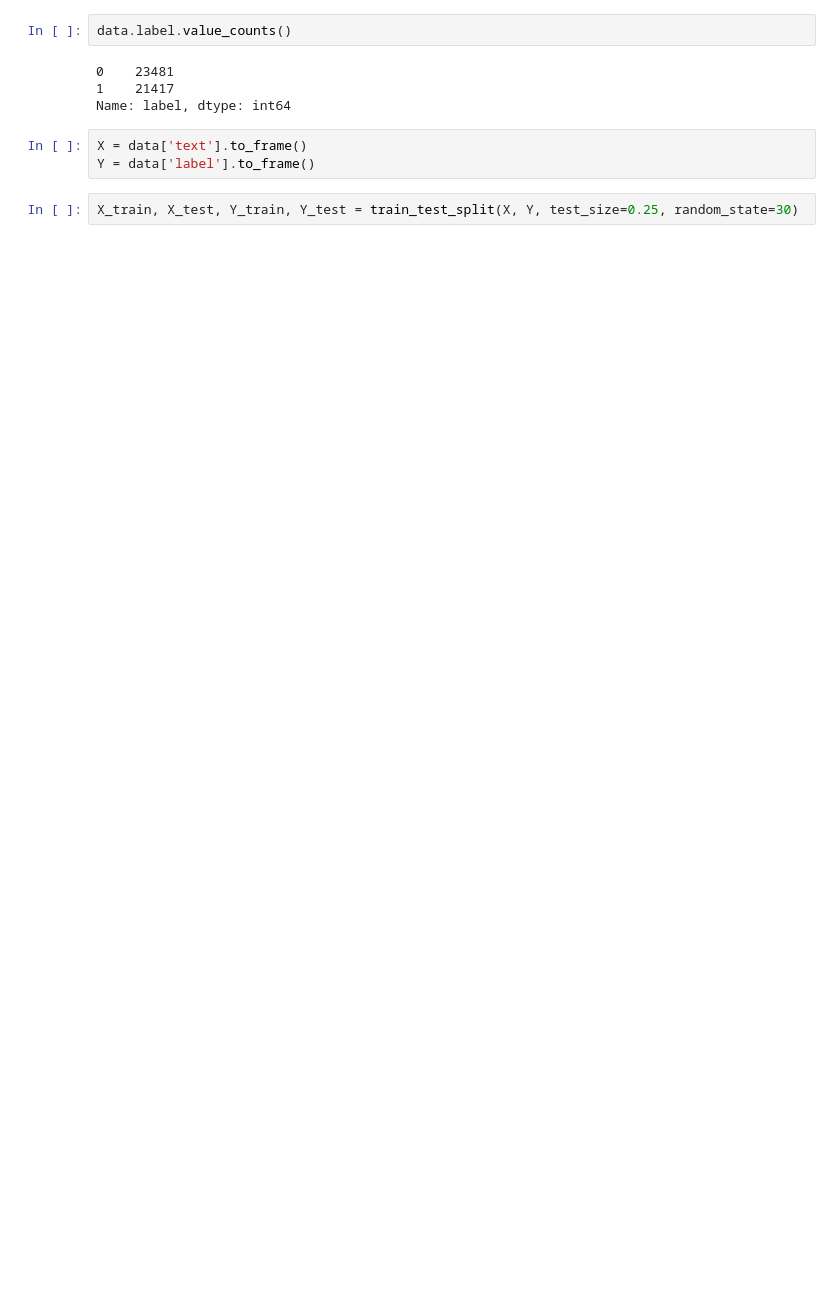
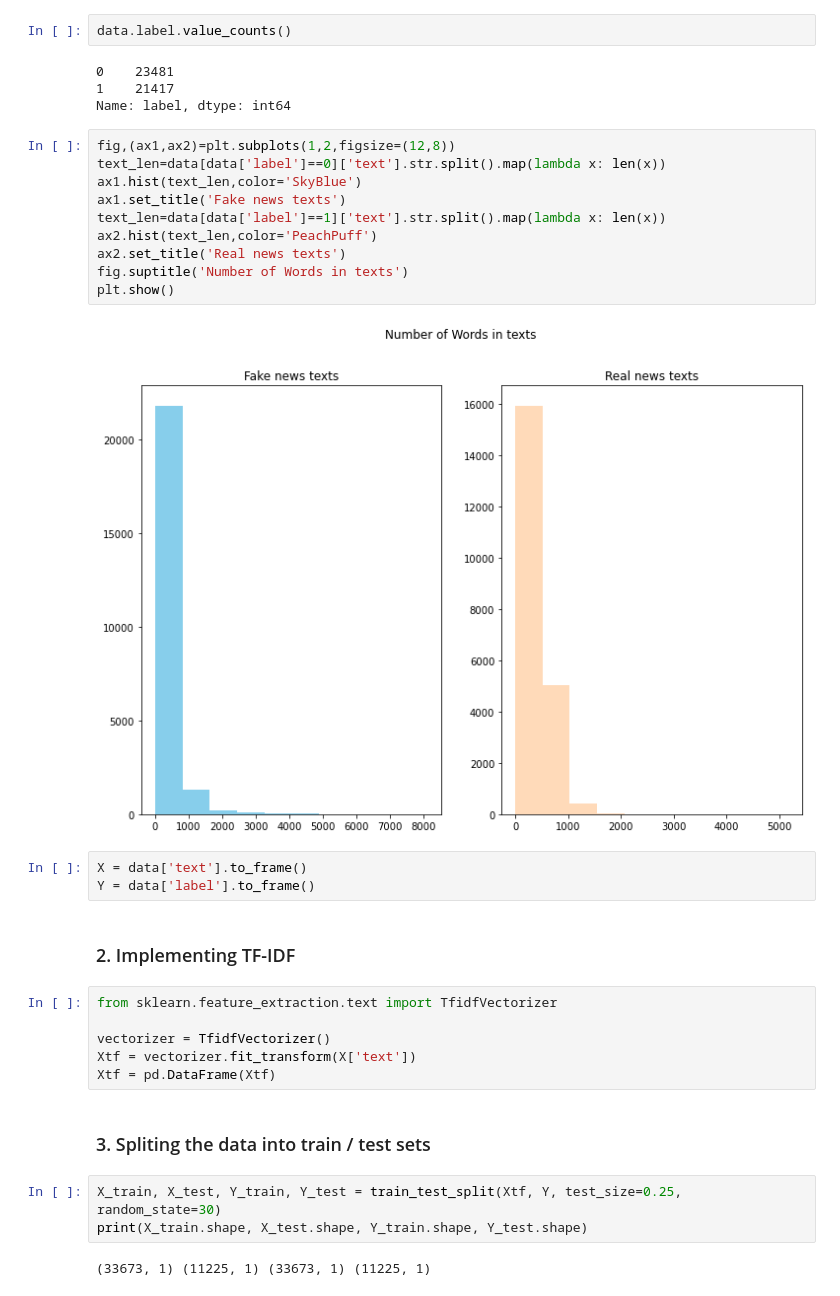
Before and after one commit to MouadNid01/FakeNewsDetection, a Jupyter notebook: Notebooks/Fake News Detection.ipynb, the cells around one changed output. Drawn from its saved outputs; the diff is of its cells as text; blank space fills up the shorter version.

```diff
--- a/Notebooks/Fake News Detection.ipynb
+++ b/Notebooks/Fake News Detection.ipynb
@@ -100,8 +100,33 @@ data.label.value_counts()
 0    23481
 1    21417
 Name: label, dtype: int64
+# %%
+fig,(ax1,ax2)=plt.subplots(1,2,figsize=(12,8))
+text_len=data[data['label']==0]['text'].str.split().map(lambda x: len(x))
+ax1.hist(text_len,color='SkyBlue')
+ax1.set_title('Fake news texts')
+text_len=data[data['label']==1]['text'].str.split().map(lambda x: len(x))
+ax2.hist(text_len,color='PeachPuff')
+ax2.set_title('Real news texts')
+fig.suptitle('Number of Words in texts')
+plt.show()
+# %% [output]
+[figure, added]
 # %%
 X = data['text'].to_frame()
 Y = data['label'].to_frame()
+# %% [markdown]
+### 2. Implementing TF-IDF
+# %%
+from sklearn.feature_extraction.text import TfidfVectorizer
+
+vectorizer = TfidfVectorizer()
+Xtf = vectorizer.fit_transform(X['text'])
+Xtf = pd.DataFrame(Xtf)
+# %% [markdown]
+### 3. Spliting the data into train / test sets
 # %%
-X_train, X_test, Y_train, Y_test = train_test_split(X, Y, test_size=0.25, random_state=30)
+X_train, X_test, Y_train, Y_test = train_test_split(Xtf, Y, test_size=0.25, random_state=30)
+print(X_train.shape, X_test.shape, Y_train.shape, Y_test.shape)
+# %% [output]
+(33673, 1) (11225, 1) (33673, 1) (11225, 1)
```
Also changed, not shown: parts of 1 cell of this notebook.
